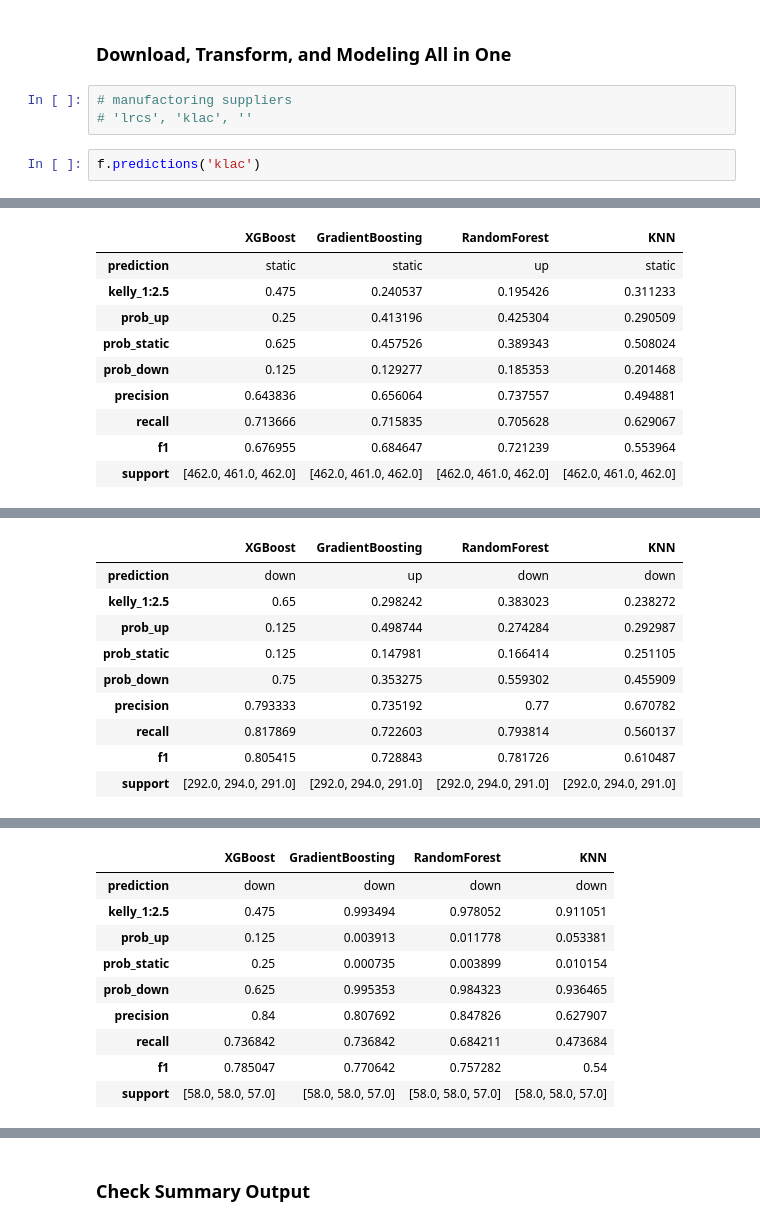
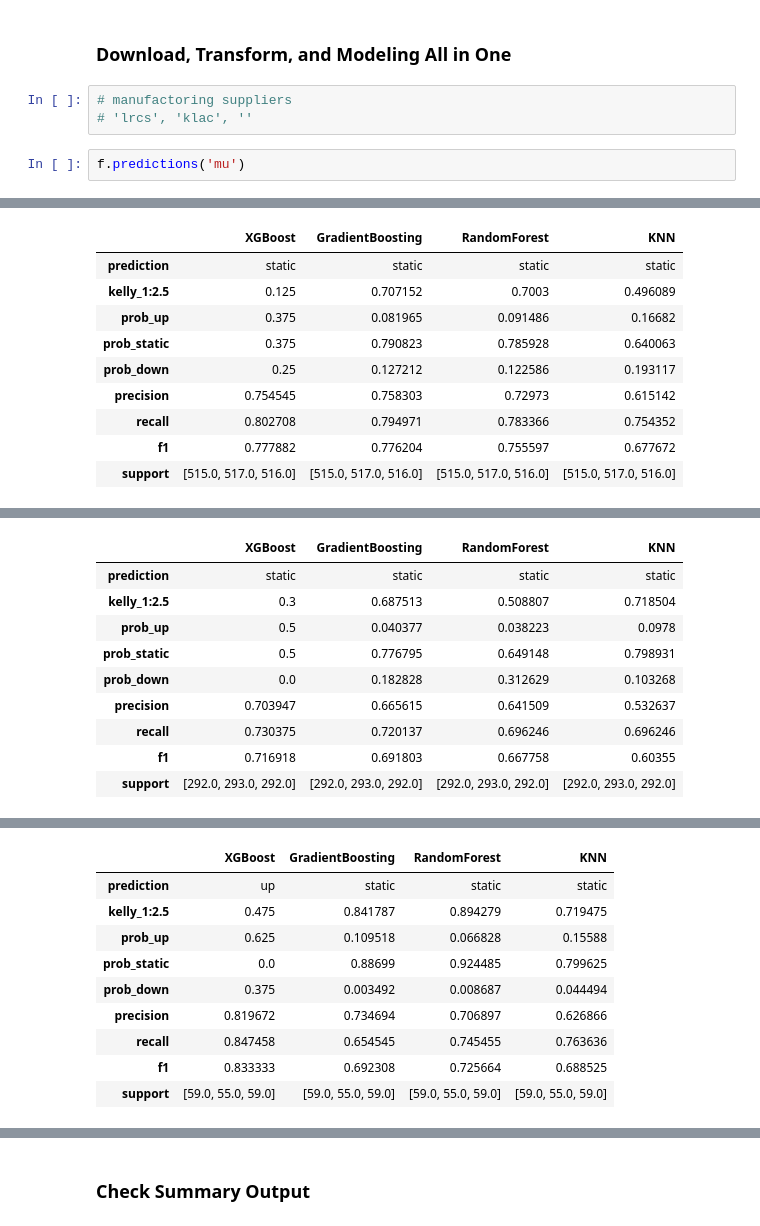
Before and after one commit to yuchild/stock_production, a Jupyter notebook: stock_next_time_frame_predictor.ipynb, the cells around one changed output, grey strips where cells are left out. Saved outputs shown, nothing was run; the diff lists cells and outputs as text.

```diff
--- a/stock_next_time_frame_predictor.ipynb
+++ b/stock_next_time_frame_predictor.ipynb
@@ -39,9 +39,9 @@ from src import functions as f
 %autoreload 2
 # %% [markdown]
 ### Download, Transform, and Modeling All in One
-# %%
-# manufactoring suppliers
-# 'lrcs', 'klac', ''
+# %%
+# manufactoring suppliers
+# 'lrcs', 'klac', ''
 # %%
-f.predictions('klac')
+f.predictions('mu')
 # %% [output]
@@ -82,10 +82,10 @@ KLAC 1h Interval Timestamp: 2024-10-20 00:33:52
 |  | XGBoost | GradientBoosting | RandomForest | KNN |
-| prediction | static | static | up | static |
-| kelly_1:2.5 | 0.475 | 0.240537 | 0.195426 | 0.311233 |
-| prob_up | 0.25 | 0.413196 | 0.425304 | 0.290509 |
-| prob_static | 0.625 | 0.457526 | 0.389343 | 0.508024 |
-| prob_down | 0.125 | 0.129277 | 0.185353 | 0.201468 |
-| precision | 0.643836 | 0.656064 | 0.737557 | 0.494881 |
-| recall | 0.713666 | 0.715835 | 0.705628 | 0.629067 |
-| f1 | 0.676955 | 0.684647 | 0.721239 | 0.553964 |
-| support | [462.0, 461.0, 462.0] | [462.0, 461.0, 462.0] | [462.0, 461.0, 462.0] | [462.0, 461.0, 462.0] |
+| prediction | static | static | static | static |
+| kelly_1:2.5 | 0.125 | 0.707152 | 0.7003 | 0.496089 |
+| prob_up | 0.375 | 0.081965 | 0.091486 | 0.16682 |
+| prob_static | 0.375 | 0.790823 | 0.785928 | 0.640063 |
+| prob_down | 0.25 | 0.127212 | 0.122586 | 0.193117 |
+| precision | 0.754545 | 0.758303 | 0.72973 | 0.615142 |
+| recall | 0.802708 | 0.794971 | 0.783366 | 0.754352 |
+| f1 | 0.777882 | 0.776204 | 0.755597 | 0.677672 |
+| support | [515.0, 517.0, 516.0] | [515.0, 517.0, 516.0] | [515.0, 517.0, 516.0] | [515.0, 517.0, 516.0] |
@@ -93,10 +93,10 @@ KLAC 1d Interval Timestamp: 2024-10-20 00:33:59
 |  | XGBoost | GradientBoosting | RandomForest | KNN |
-| prediction | down | up | down | down |
-| kelly_1:2.5 | 0.65 | 0.298242 | 0.383023 | 0.238272 |
-| prob_up | 0.125 | 0.498744 | 0.274284 | 0.292987 |
-| prob_static | 0.125 | 0.147981 | 0.166414 | 0.251105 |
-| prob_down | 0.75 | 0.353275 | 0.559302 | 0.455909 |
-| precision | 0.793333 | 0.735192 | 0.77 | 0.670782 |
-| recall | 0.817869 | 0.722603 | 0.793814 | 0.560137 |
-| f1 | 0.805415 | 0.728843 | 0.781726 | 0.610487 |
-| support | [292.0, 294.0, 291.0] | [292.0, 294.0, 291.0] | [292.0, 294.0, 291.0] | [292.0, 294.0, 291.0] |
+| prediction | static | static | static | static |
+| kelly_1:2.5 | 0.3 | 0.687513 | 0.508807 | 0.718504 |
+| prob_up | 0.5 | 0.040377 | 0.038223 | 0.0978 |
+| prob_static | 0.5 | 0.776795 | 0.649148 | 0.798931 |
+| prob_down | 0.0 | 0.182828 | 0.312629 | 0.103268 |
+| precision | 0.703947 | 0.665615 | 0.641509 | 0.532637 |
+| recall | 0.730375 | 0.720137 | 0.696246 | 0.696246 |
+| f1 | 0.716918 | 0.691803 | 0.667758 | 0.60355 |
+| support | [292.0, 293.0, 292.0] | [292.0, 293.0, 292.0] | [292.0, 293.0, 292.0] | [292.0, 293.0, 292.0] |
@@ -104,10 +104,10 @@ KLAC 1wk Interval Timestamp: 2024-10-20 00:34:05
 |  | XGBoost | GradientBoosting | RandomForest | KNN |
-| prediction | down | down | down | down |
-| kelly_1:2.5 | 0.475 | 0.993494 | 0.978052 | 0.911051 |
-| prob_up | 0.125 | 0.003913 | 0.011778 | 0.053381 |
-| prob_static | 0.25 | 0.000735 | 0.003899 | 0.010154 |
-| prob_down | 0.625 | 0.995353 | 0.984323 | 0.936465 |
-| precision | 0.84 | 0.807692 | 0.847826 | 0.627907 |
-| recall | 0.736842 | 0.736842 | 0.684211 | 0.473684 |
-| f1 | 0.785047 | 0.770642 | 0.757282 | 0.54 |
-| support | [58.0, 58.0, 57.0] | [58.0, 58.0, 57.0] | [58.0, 58.0, 57.0] | [58.0, 58.0, 57.0] |
+| prediction | up | static | static | static |
+| kelly_1:2.5 | 0.475 | 0.841787 | 0.894279 | 0.719475 |
+| prob_up | 0.625 | 0.109518 | 0.066828 | 0.15588 |
+| prob_static | 0.0 | 0.88699 | 0.924485 | 0.799625 |
+| prob_down | 0.375 | 0.003492 | 0.008687 | 0.044494 |
+| precision | 0.819672 | 0.734694 | 0.706897 | 0.626866 |
+| recall | 0.847458 | 0.654545 | 0.745455 | 0.763636 |
+| f1 | 0.833333 | 0.692308 | 0.725664 | 0.688525 |
+| support | [59.0, 55.0, 59.0] | [59.0, 55.0, 59.0] | [59.0, 55.0, 59.0] | [59.0, 55.0, 59.0] |
```
Also changed, not shown: parts of 1 cell of this notebook, 12 other files.
